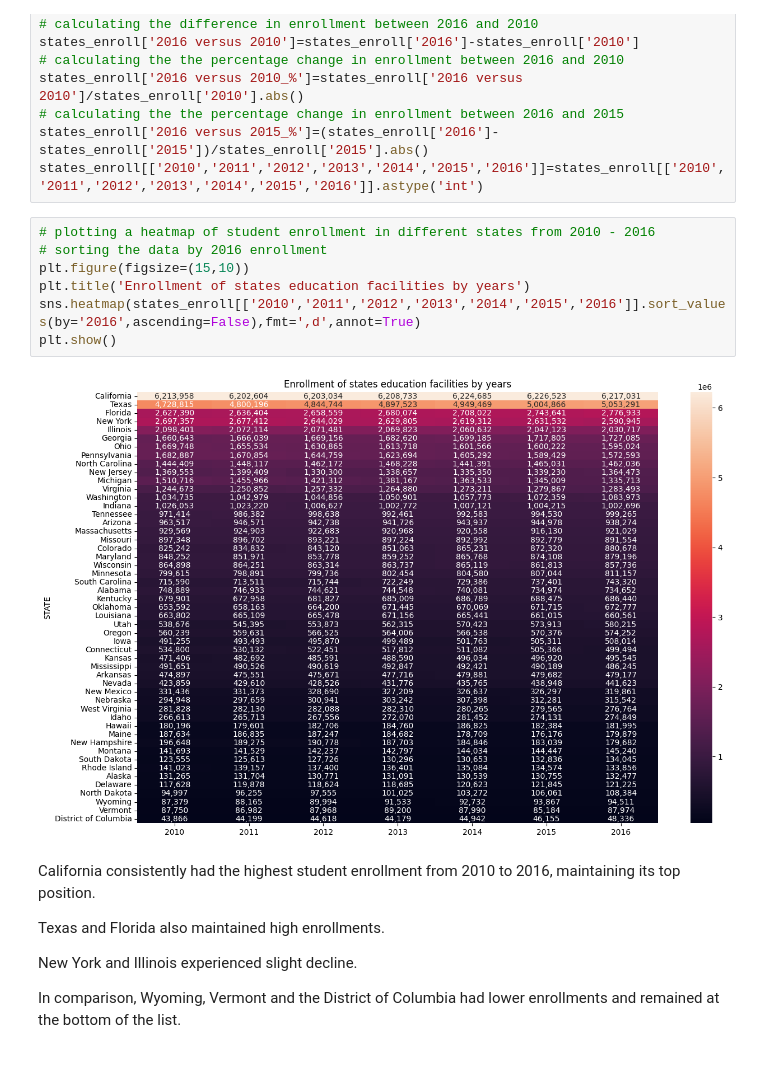
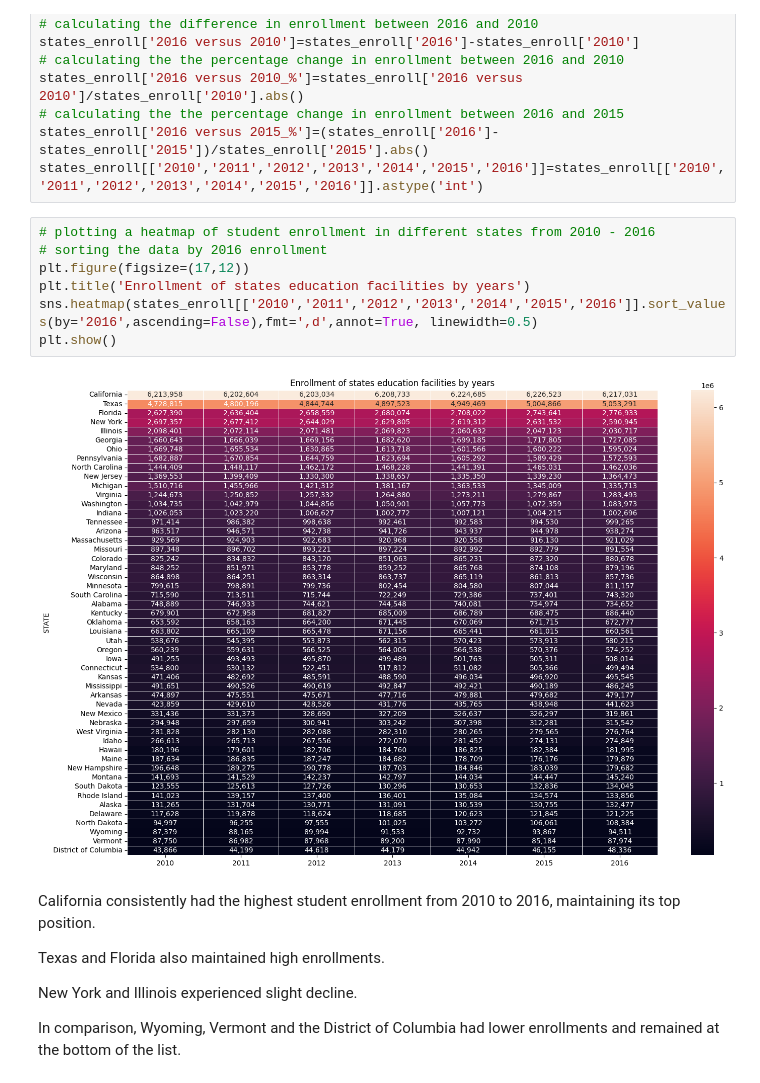
Before and after one commit to evia-g/hackathon_dec_2023, a Jupyter notebook: us_education_finances_analysis.ipynb, the cells around one changed output. Saved outputs shown, nothing was run; the diff lists cells and outputs as text.

```diff
--- a/us_education_finances_analysis.ipynb
+++ b/us_education_finances_analysis.ipynb
@@ -492,12 +471,12 @@ states_enroll[['2010','2011','2012','2013','2014','2015','2016']]=states_enroll[
 # %%
 # plotting a heatmap of student enrollment in different states from 2010 - 2016
 # sorting the data by 2016 enrollment
-plt.figure(figsize=(15,10))
+plt.figure(figsize=(17,12))
 plt.title('Enrollment of states education facilities by years')
-sns.heatmap(states_enroll[['2010','2011','2012','2013','2014','2015','2016']].sort_values(by='2016',ascending=False),fmt=',d',annot=True)
+sns.heatmap(states_enroll[['2010','2011','2012','2013','2014','2015','2016']].sort_values(by='2016',ascending=False),fmt=',d',annot=True, linewidth=0.5)
 plt.show()
 # %% [output]
-[figure, old version]
+[figure, new version]
 # %% [markdown]
 California consistently had the highest student enrollment from 2010 to 2016, maintaining its top position.
 
```
Also changed, not shown: parts of 18 cells of this notebook.
